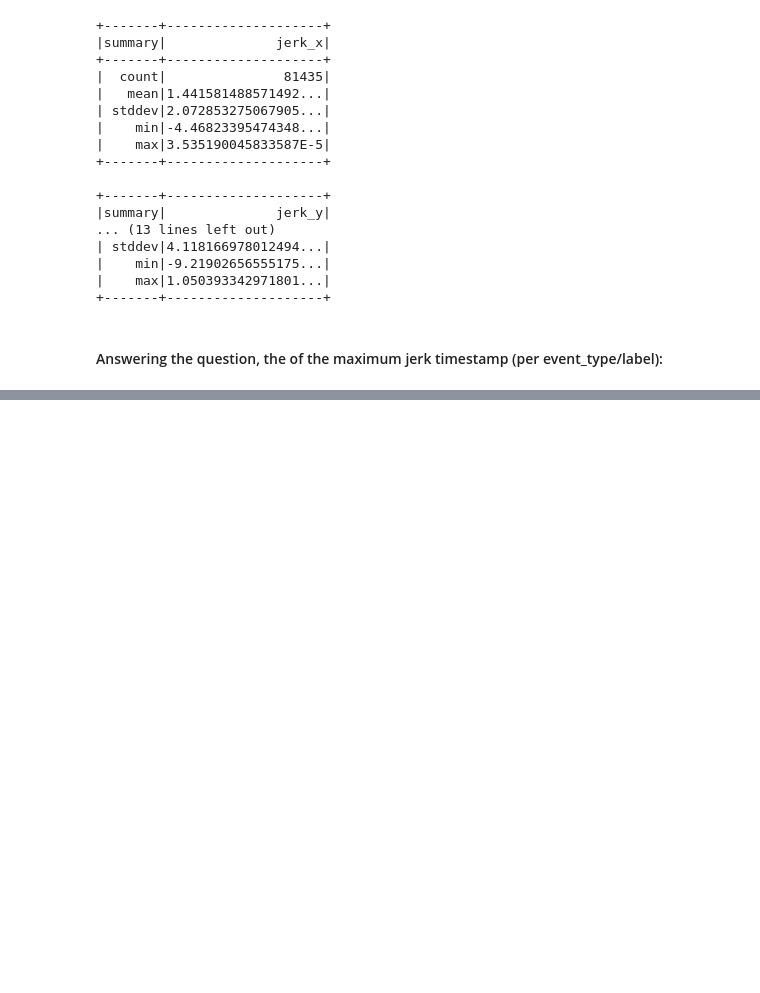
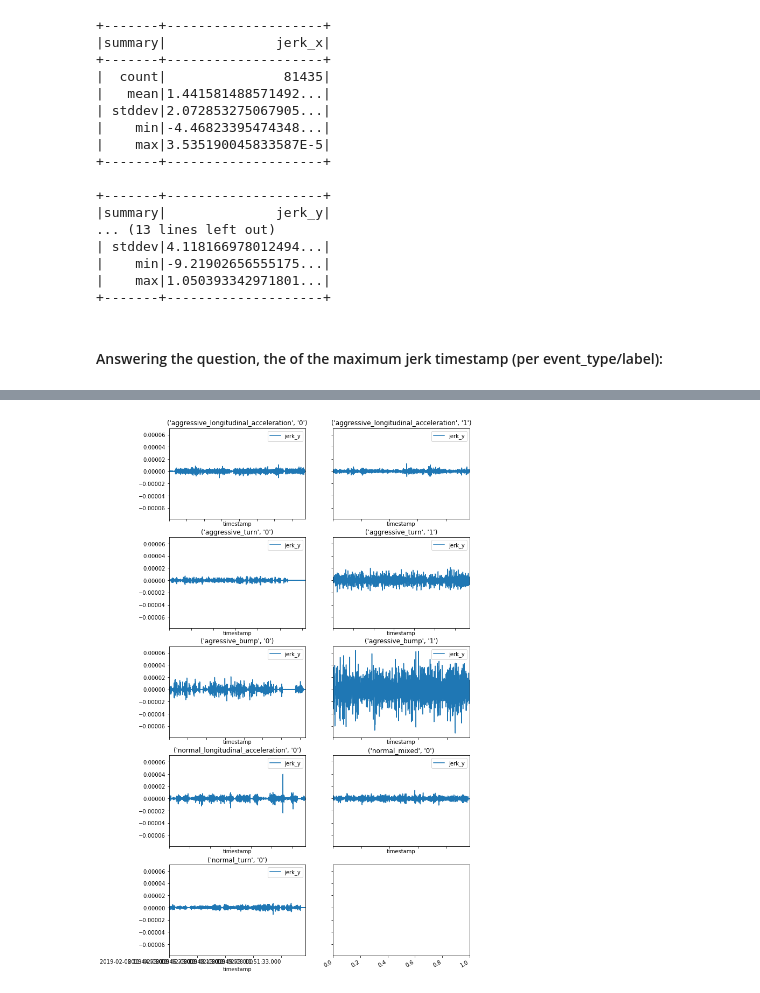
Before and after one commit to gabfr/truck-data-wrangler, a Jupyter notebook: truck-data-wrangler.ipynb, the cells around one changed output, grey strips where cells are left out. Saved outputs shown, nothing was run; the diff lists cells and outputs as text; code cells hidden in the pictures; blank space fills up the shorter version.

```diff
--- a/truck-data-wrangler.ipynb
+++ b/truck-data-wrangler.ipynb
@@ -234,0 +275,6 @@ LIMIT 1
+# %%
+grouped_df_jerk = df_jerk[['timestamp', 'event_type', 'label', 'jerk_y']].groupby(['event_type', 'label'])
+
+show_subplots(grouped_df_jerk)
+# %% [output]
+[figure, added]
```
Also changed, not shown: parts of 5 cells of this notebook.
